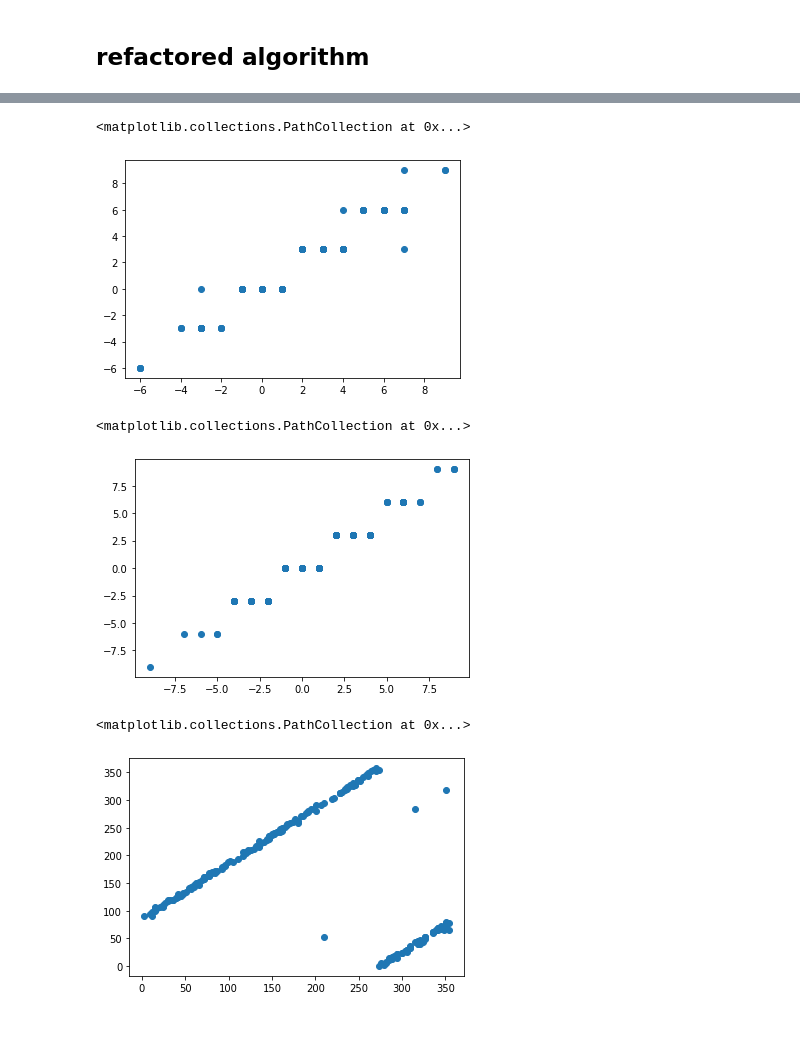
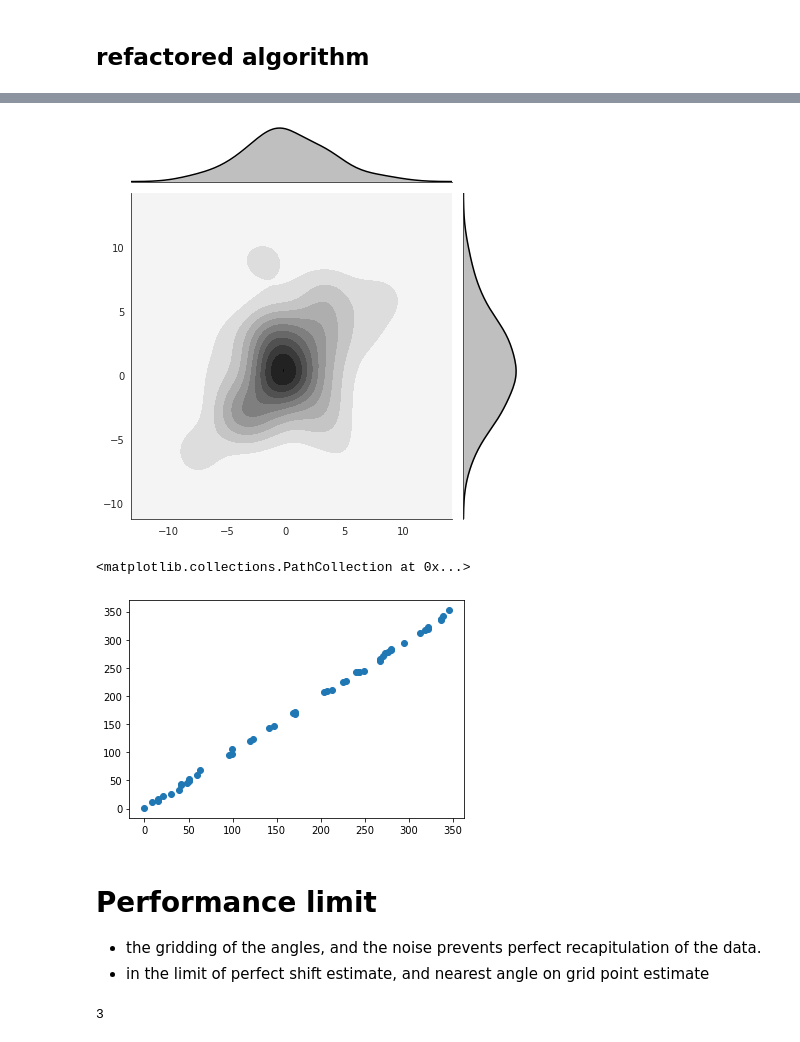
Before and after one commit to geoffwoollard/learn_cryoem_math, a Jupyter notebook: nb/2d_class.ipynb, the cells around one changed output, grey strips where cells are left out. Drawn from its saved outputs; the diff is of its cells as text; code cells hidden in the pictures.

```diff
--- a/nb/2d_class.ipynb
+++ b/nb/2d_class.ipynb
@@ -762,15 +767,19 @@ i = 180, ll = -470782.74, A_next max = 193.63
+# %%
+with sns.axes_style("white"):
+    sns.jointplot(x=best_alignments[:,1], y=true_shifts[:,0], kind="kde", color="k");
+# %% [output]
+[figure, added]
 # %%
-plt.scatter(best_alignments[:,2],true_shifts[:,1])
+plt.scatter(best_alignments[:,0],true_angles[:])
 # %% [output]
 <matplotlib.collections.PathCollection at 0x...>
-[figure, old version]
+[figure, new version]
-# %%
-plt.scatter(best_alignments[:,1],true_shifts[:,0])
-# %% [output]
-<matplotlib.collections.PathCollection at 0x...>
-[figure, removed]
-# %%
-plt.scatter(best_alignments[:,0],true_angles)
-# %% [output]
-<matplotlib.collections.PathCollection at 0x...>
-[figure, removed]
+# %% [markdown]
+# Performance limit
+- the gridding of the angles, and the noise prevents perfect recapitulation of the data.
+- in the limit of perfect shift estimate, and nearest angle on grid point estimate
+# %%
+def myround(x, base=3):
+    return base * round(float(x) / base)
+# %% [output]
+3
```
Also changed, not shown: parts of 8 cells of this notebook.
